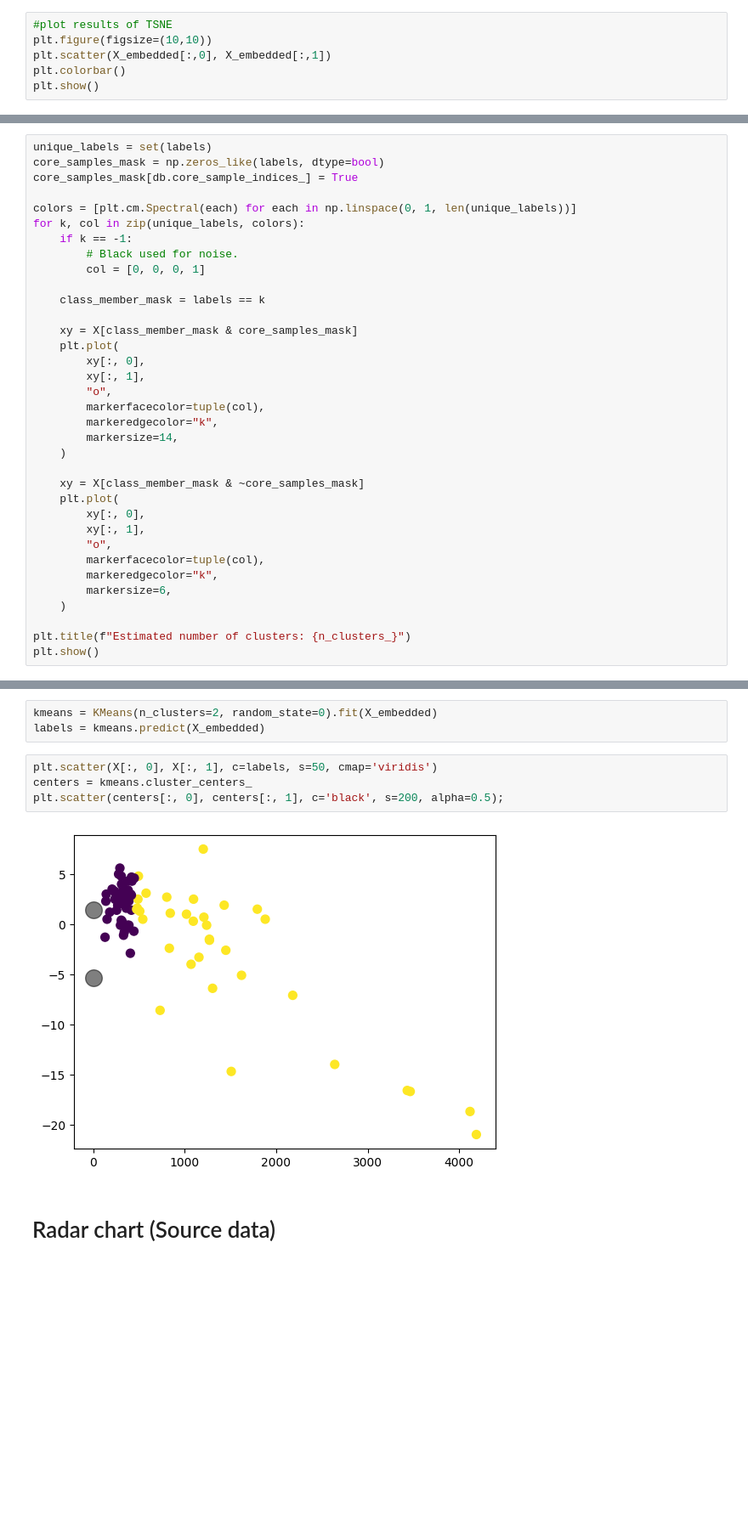
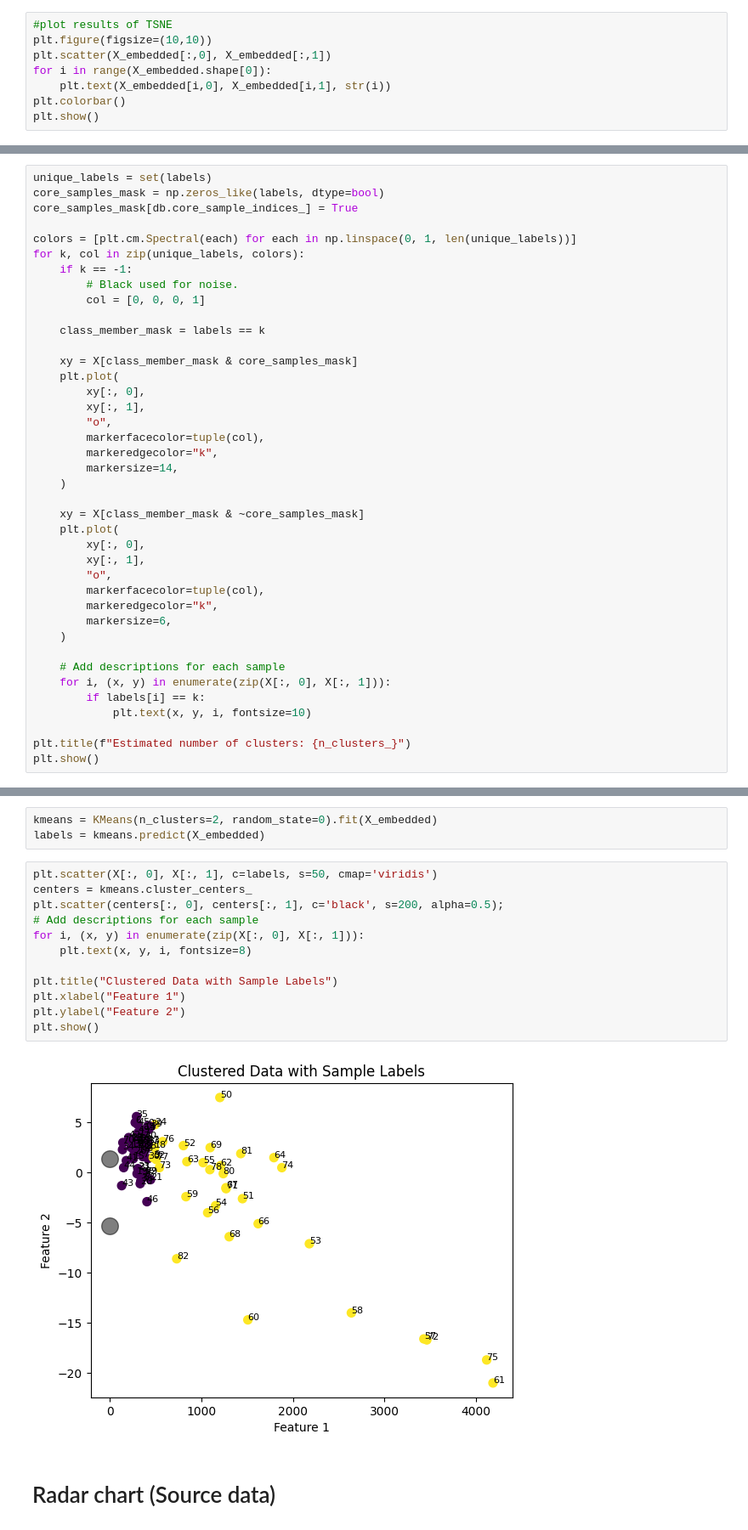
Before and after one commit to JKosciukiewicz/MLDD_Project, a Jupyter notebook: Clustering_examples.ipynb, the cells around one changed output, grey strips where cells are left out. Shown: that part at 85% size. Cells and saved outputs as stored; diff of their text form; blank space fills up the shorter version.

Commit message:
Fixed clusters

```diff
--- a/Clustering_examples.ipynb
+++ b/Clustering_examples.ipynb
@@ -63,6 +63,8 @@ array([[-0.27038237, -2.5645218 ],
 #plot results of TSNE
 plt.figure(figsize=(10,10))
 plt.scatter(X_embedded[:,0], X_embedded[:,1])
+for i in range(X_embedded.shape[0]):
+    plt.text(X_embedded[i,0], X_embedded[i,1], str(i))
 plt.colorbar()
 plt.show()
 # %% [output]
@@ -114,6 +116,11 @@ for k, col in zip(unique_labels, colors):
         markersize=6,
     )
 
+    # Add descriptions for each sample
+    for i, (x, y) in enumerate(zip(X[:, 0], X[:, 1])):
+        if labels[i] == k:
+            plt.text(x, y, i, fontsize=10)
+
 plt.title(f"Estimated number of clusters: {n_clusters_}")
 plt.show()
 # %% [output]
@@ -126,9 +133,17 @@ labels = kmeans.predict(X_embedded)
 # %%
 plt.scatter(X[:, 0], X[:, 1], c=labels, s=50, cmap='viridis')
 centers = kmeans.cluster_centers_
 plt.scatter(centers[:, 0], centers[:, 1], c='black', s=200, alpha=0.5);
+# Add descriptions for each sample
+for i, (x, y) in enumerate(zip(X[:, 0], X[:, 1])):
+    plt.text(x, y, i, fontsize=8)
+
+plt.title("Clustered Data with Sample Labels")
+plt.xlabel("Feature 1")
+plt.ylabel("Feature 2")
+plt.show()
 # %% [output]
-[figure, old version]
+[figure, new version]
 # %% [markdown]
 # Radar chart (Source data)
 # %%
```
Also changed, not shown: parts of 3 cells of this notebook, 1 other file.
